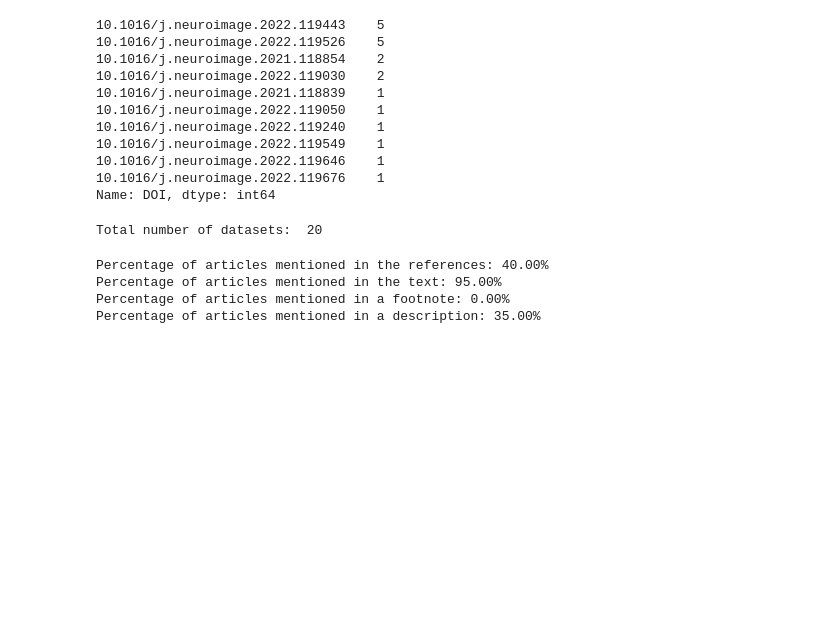
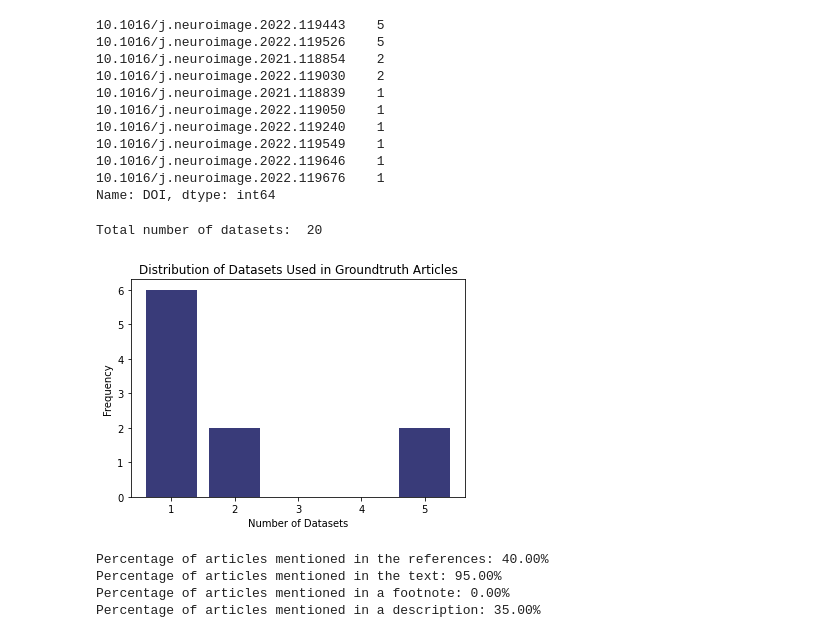
Before and after one commit to phantomloe/Thesis, a Jupyter notebook: Code/articles_groundtruth_v2.ipynb, the cells around one changed output. Cells and saved outputs as stored; diff of their text form; code cells hidden in the pictures; blank space fills up the shorter version.

```diff
--- a/Code/articles_groundtruth_v2.ipynb
+++ b/Code/articles_groundtruth_v2.ipynb
@@ -513,6 +515,32 @@ total = sum(doi_counts)
 print("Total number of datasets: ", total)
 # %% [output]
 Total number of datasets:  20
+# %%
+# Assuming you have a DataFrame named 'articles' with a column 'DOI'
+doi_counts = articles['DOI'].value_counts()
+
+# Convert doi_counts to a DataFrame
+doi_counts_df = pd.DataFrame({'DOI': doi_counts.index, 'Count': doi_counts.values})
+
+# Count the occurrences of each count
+count_occurrences = doi_counts_df['Count'].value_counts().sort_index()
+
+# Create a bar plot with tab20b colormap
+fig, ax = plt.subplots()
+bars = ax.bar(count_occurrences.index, count_occurrences, color=plt.cm.tab20b.colors[0])
+
+# Set labels and title
+plt.xlabel('Number of Datasets')
+plt.ylabel('Frequency')
+plt.title('Distribution of Datasets Used in Groundtruth Articles')
+
+# Save the figure
+plt.savefig('../Results/graphics/Groundtruth_DatasetUsedDistribution.png')
+
+# Show the plot
+plt.show()
+# %% [output]
+[figure, added]
 # %%
 # The percentage of articles mentioned in the references (reference != 'N/A'),
 # in the text (inline_mention = True), in a footnote (footnote_mention = True),
```
Also changed, not shown: parts of 11 cells of this notebook, 30 other files.
